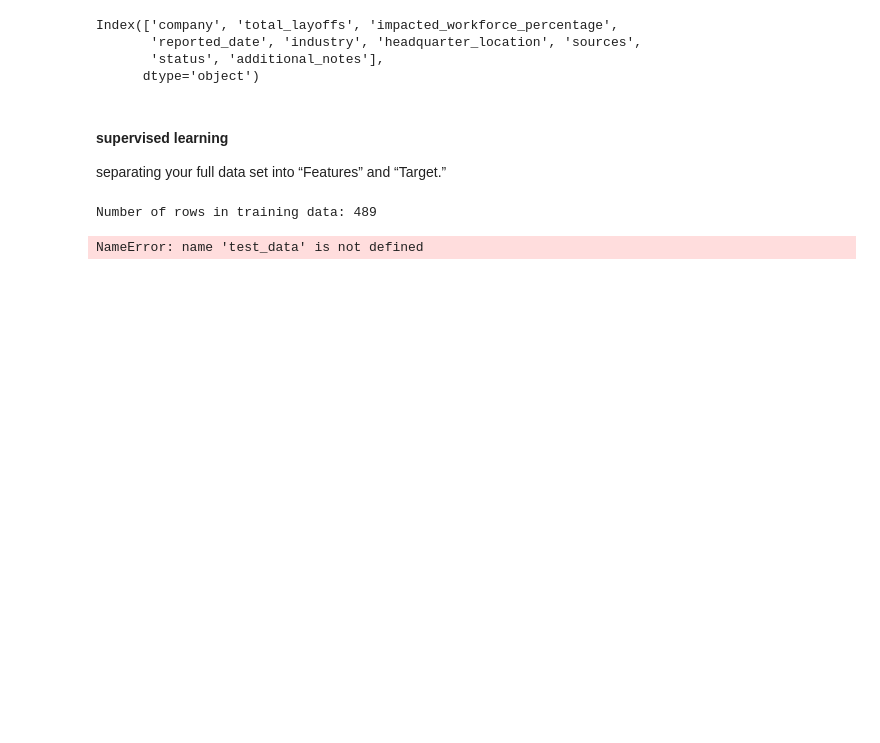
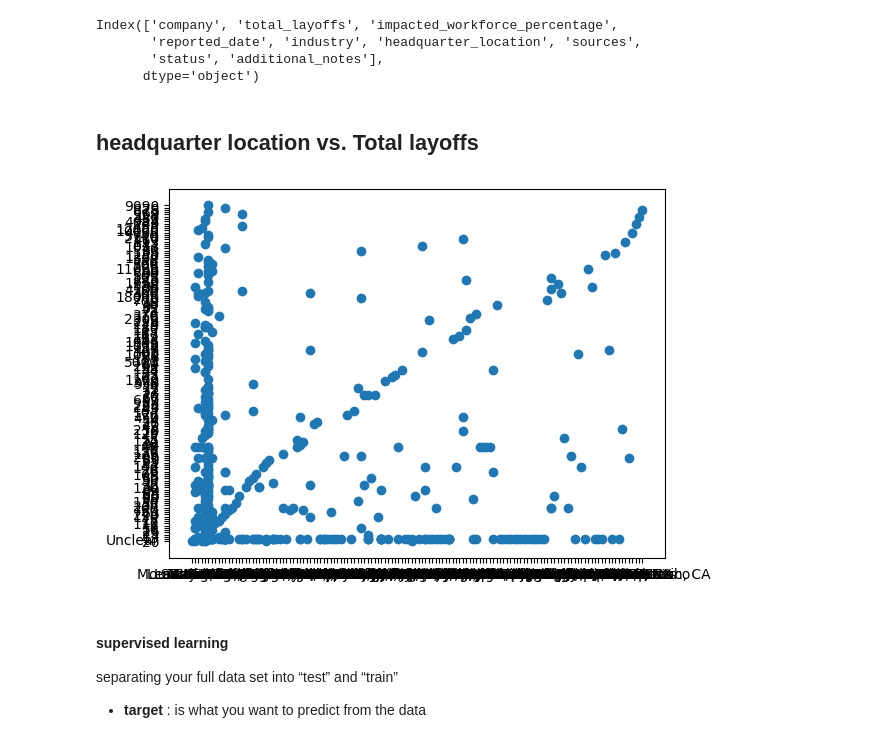
Before and after one commit to ortizfram/Tech-Company-Layoffs--2022-2023-, a Jupyter notebook: Tech-layoffs-2022-2023.ipynb, the cells around one changed output. Cells and saved outputs as stored; diff of their text form; code cells hidden in the pictures; blank space fills up the shorter version.

```diff
--- a/Tech-layoffs-2022-2023.ipynb
+++ b/Tech-layoffs-2022-2023.ipynb
@@ -37,13 +38,18 @@ Index(['company', 'total_layoffs', 'impacted_workforce_percentage',
        'reported_date', 'industry', 'headquarter_location', 'sources',
        'status', 'additional_notes'],
       dtype='object')
+# %% [markdown]
+## headquarter location vs. Total layoffs
+# %%
+plt.scatter(data["headquarter_location"], data["total_layoffs"])
+plt.show()
+# %% [output]
+[figure, added]
 # %% [markdown]
 #### supervised learning
- separating your full data set into “Features” and “Target.”
+ separating your full data set into “test” and “train”
+ - **target** : is what you want to predict from the data
 # %%
 # print shapes
-print(f"Number of rows in training data: {data.shape[0]}")
-print(f"Number of rows in test data: {test_data.shape[0]}")
+#print(f"Number of rows in training data: {data.shape[0]}")
+#print(f"Number of rows in test data: {test_data.shape[0]}")
-# %% [output]
-Number of rows in training data: 489
-NameError: name 'test_data' is not defined
```
Also changed, not shown: parts of 1 cell of this notebook.
